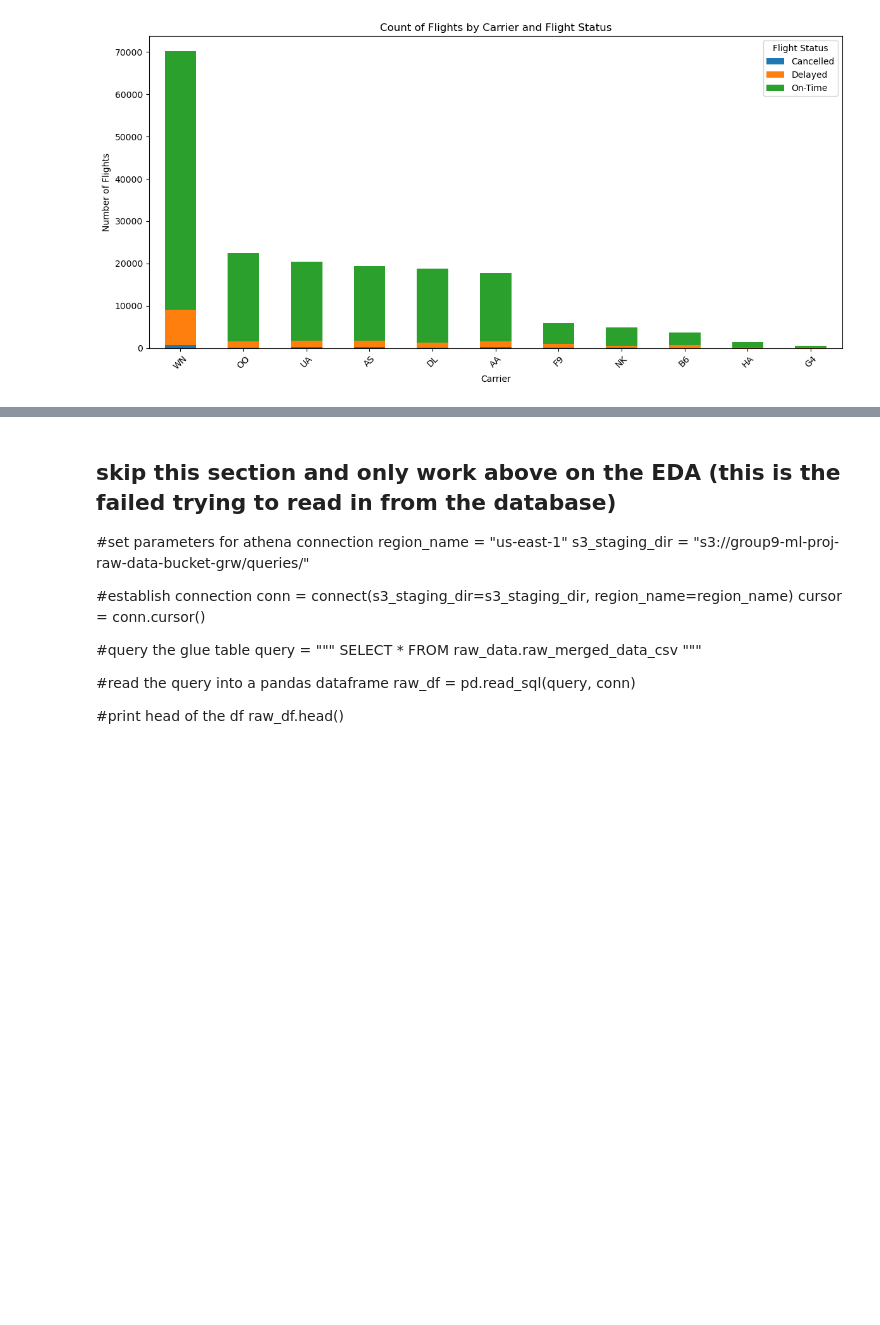
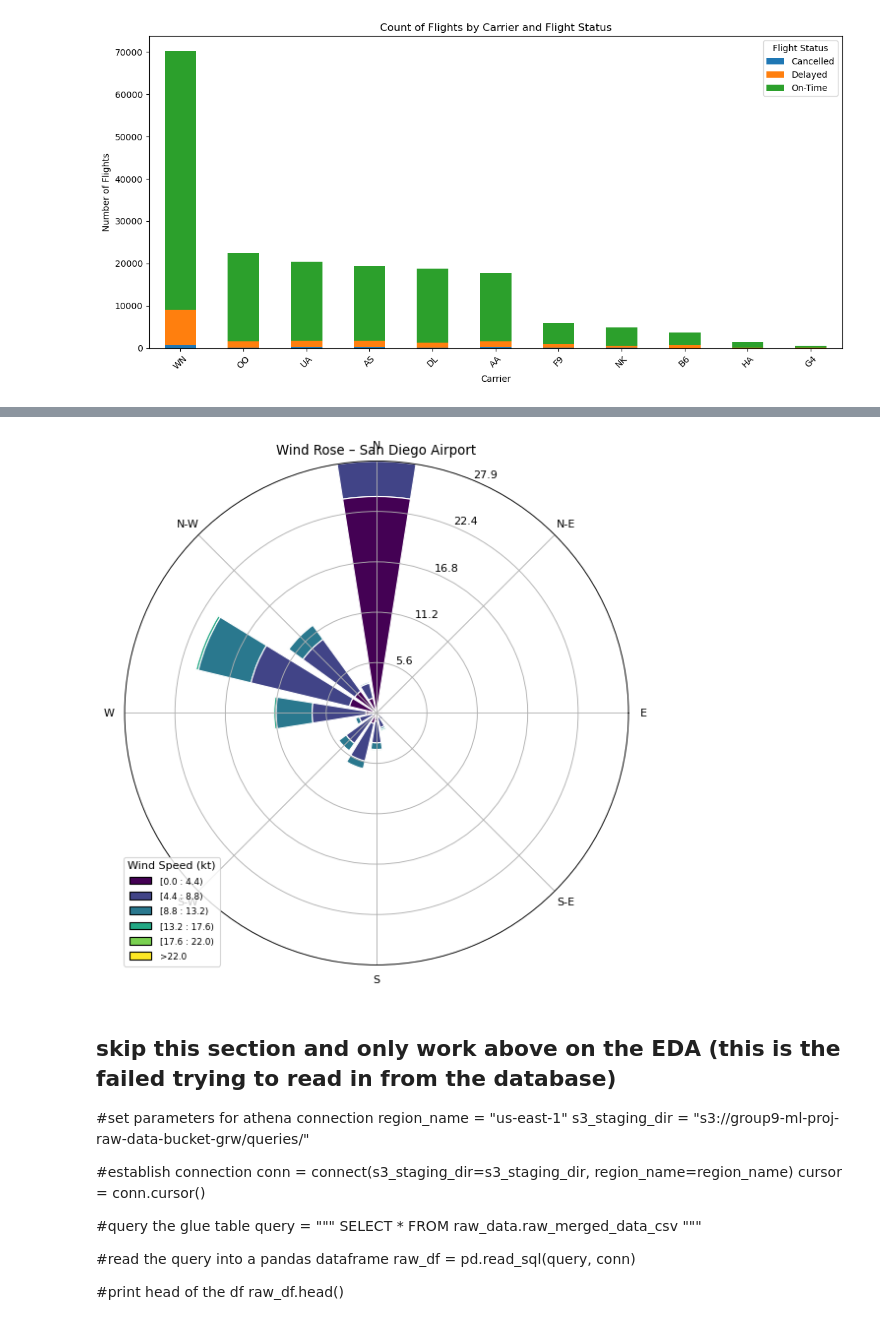
Before and after one commit to gw-00/ADS-508-Project, a Jupyter notebook: 3_clean_data/1_EDA.ipynb, the cells around one changed output, grey strips where cells are left out. Drawn from its saved outputs; the diff is of its cells as text; code cells hidden in the pictures; blank space fills up the shorter version.

Commit message:
eda update3 visualizations and changes made to data types and filling in missing values

```diff
--- a/3_clean_data/1_EDA.ipynb
+++ b/3_clean_data/1_EDA.ipynb
@@ -133,8 +156,10 @@ def classify_fl_status(row):
         return 'Cancelled'
     elif row['DEP_DEL15'] == 1:
         return 'Delayed'
+    elif row['DEP_DEL15'] == 0:
+        return 'On-Time'
     else:
-        return 'On-Time'
+        return 'Unknown'
 # %%
 # create the new column in the dataframe by applying the function
 raw_eda_df['Flight_Status'] = raw_eda_df.apply(classify_fl_status, axis=1)
@@ -205,0 +284,9 @@ WN                   734     8379    61102
+# %%
+# convert the wind_dir_degrees column to integer
+raw_eda_df['wind_dir_degrees'] = raw_eda_df['wind_dir_degrees'].astype(int)
+# %%
+# explore unique values for wind speed
+print(raw_eda_df['wind_speed_kt'].unique())
+
+# convert them to integers
+raw_eda_df['wind_speed_kt'] = raw_eda_df['wind_speed_kt'].astype(int)
@@ -205,0 +295,6 @@ WN                   734     8379    61102
+# %%
+# explore unique values for wind gust
+print(raw_eda_df['wind_gust_kt'].unique())
+
+# convert them to integers
+raw_eda_df['wind_gust_kt'] = raw_eda_df['wind_gust_kt'].astype(int)
@@ -206,3 +341,22 @@ WN                   734     8379    61102
+# %%
+# develop a windrose visualization to visualize the most common direction and speeds.
+from windrose import WindroseAxes
+
+wind_rose_df = raw_eda_df[['wind_dir_degrees', 'wind_speed_kt']]
+
+ax = WindroseAxes.from_ax()
+ax.bar(
+    wind_rose_df['wind_dir_degrees'],
+    wind_rose_df['wind_speed_kt'],
+    normed=True,
+    opening=0.8,
+    edgecolor='white'
+)
+ax.set_title('Wind Rose – San Diego Airport')
+ax.set_legend(title="Wind Speed (kt)")
+plt.show()
+# %% [output]
+[figure, added]
 # %% [markdown]
 ## skip this section and only work above on the EDA (this is the failed trying to read in from the database)
 
```
Also changed, not shown: parts of 16 cells of this notebook, 1 other file.
